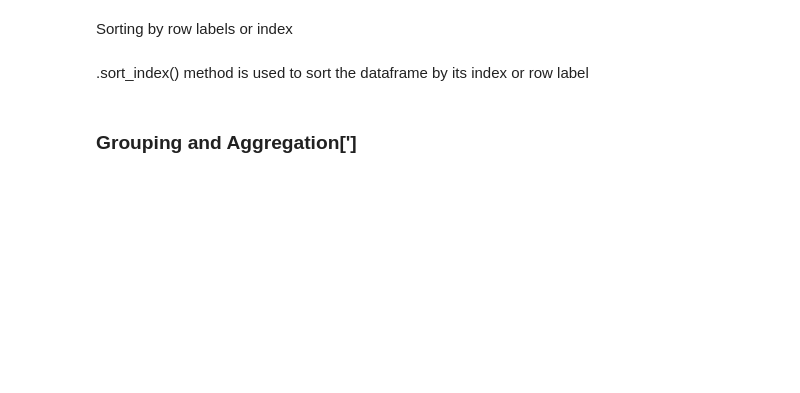
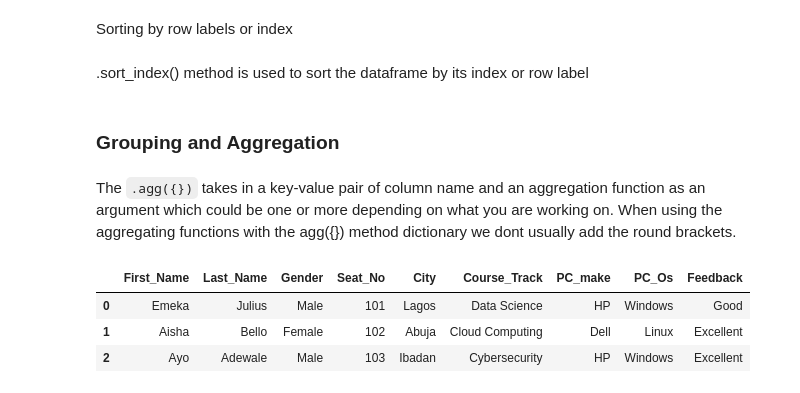
Before and after one commit to KudoroEsther/Files-Data_Analysis-, a Jupyter notebook: Pandas/UnderstandingPandas.ipynb, the cells around one changed output. Cells and saved outputs as stored; diff of their text form; code cells hidden in the pictures; blank space fills up the shorter version.

```diff
--- a/Pandas/UnderstandingPandas.ipynb
+++ b/Pandas/UnderstandingPandas.ipynb
@@ -584,4 +584,38 @@ df.sort_values(by=['City', 'PC_Make'], ascending=[True, False])
 Sorting by row labels or index<br><br>
 .sort_index() method is used to sort the dataframe by its index or row label
 # %% [markdown]
-### Grouping and Aggregation[']
+### Grouping and Aggregation
+# %% [markdown]
+The `.agg({})` takes in a key-value pair  of column name and an aggregation function as an argument which could be one or more depending on what you are working on. When using the aggregating functions with the agg({}) method dictionary we dont usually add the round brackets.
+# %%
+# Manually creating a bio_data sample data
+bio = {
+    'First_Name': ['Emeka', 'Aisha', 'Ayo', 'Chinedu', 'Fatima', 'Ibrahim', 'Ngozi', 'Tolu', 'Olamide', 'Yusuf',
+                   'Ada', 'Kunle', 'Mercy', 'Segun', 'Zainab', 'Donald', 'Kemi', 'Usman', 'Funmi', 'Chika'],
+    'Last_Name': ['Julius', 'Bello', 'Adewale', 'Godswill', 'Abubakar', 'David', 'Collins', 'Ogunleye', 'Adepoju', 'Garba',
+                  'Umeh', 'Ojo', 'Musa', 'Balogun', 'Mohammed', 'Obi', 'Adebayo', 'Suleiman', 'Williams', 'Micheal'],
+    'Gender': ['Male', 'Female', 'Male', 'Male', 'Female', 'Male', 'Female', 'Male', 'Male', 'Male',
+               'Female', 'Male', 'Female', 'Male', 'Female', 'Male', 'Female', 'Male', 'Female', 'Male'],
+    'Seat_No': range(101, 121),
+    'City': ['Lagos', 'Abuja', 'Ibadan', 'Enugu', 'Kano', 'Benin', 'Port Harcourt', 'Abeokuta', 'Benin', 'Abeokuta',
+             'Lagos', 'Abeokuta', 'Lagos', 'Ibadan', 'Abuja', 'Port Harcourt', 'Benin', 'Jos', 'Calabar', 'Onitsha'],
+    'Course_Track': ['Data Science', 'Cloud Computing', 'Cybersecurity', 'AI', 'Data Science', 'Cloud Computing',
+                     'Web Dev', 'AI', 'Cybersecurity', 'AI', 'Data Science', 'Web Dev',
+                     'Cybersecurity', 'AI', 'Cloud Computing', 'Data Science', 'Web Dev', 'Data Science',
+                     'Data Science', 'Cloud Computing'],
+    'PC_make': ['HP', 'Dell', 'HP', 'Asus', 'Apple', 'HP', 'Dell', 'Lenovo', 'Asus', 'Apple',
+                'HP', 'Dell', 'Lenovo', 'Asus', 'Dell', 'HP', 'Dell', 'Lenovo', 'Asus', 'Apple'],
+    'PC_Os': ['Windows', 'Linux', 'Windows', 'Windows', 'Linux', 'MacOS', 'Windows', 'Linux', 'MacOS', 'Windows',
+              'Linux', 'MacOS', 'Windows', 'Linux', 'MacOS', 'Windows', 'Linux', 'MacOS', 'Windows', 'Linux'],
+    'Feedback': ['Good', 'Excellent', 'Excellent', 'Good', 'Poor', 'Excellent', 'Good', 'Average', 'Good', 'Excellent',
+                 'Good', 'Poor', 'Average', 'Excellent', 'Good', 'Average', 'Excellent', 'Good', 'Good', 'Excellent']
+}
+# %%
+df2 = pd.DataFrame(bio)
+# %%
+df2.head(3)
+# %% [output]
+|  | First_Name | Last_Name | Gender | Seat_No | City | Course_Track | PC_make | PC_Os | Feedback |
+| 0 | Emeka | Julius | Male | 101 | Lagos | Data Science | HP | Windows | Good |
+| 1 | Aisha | Bello | Female | 102 | Abuja | Cloud Computing | Dell | Linux | Excellent |
+| 2 | Ayo | Adewale | Male | 103 | Ibadan | Cybersecurity | HP | Windows | Excellent |
```
Also changed, not shown: 1 other file.
